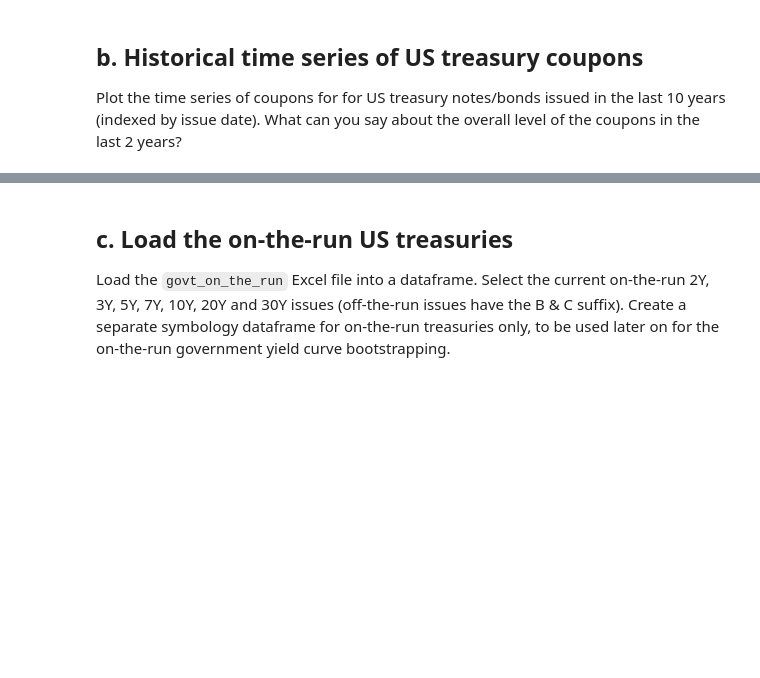
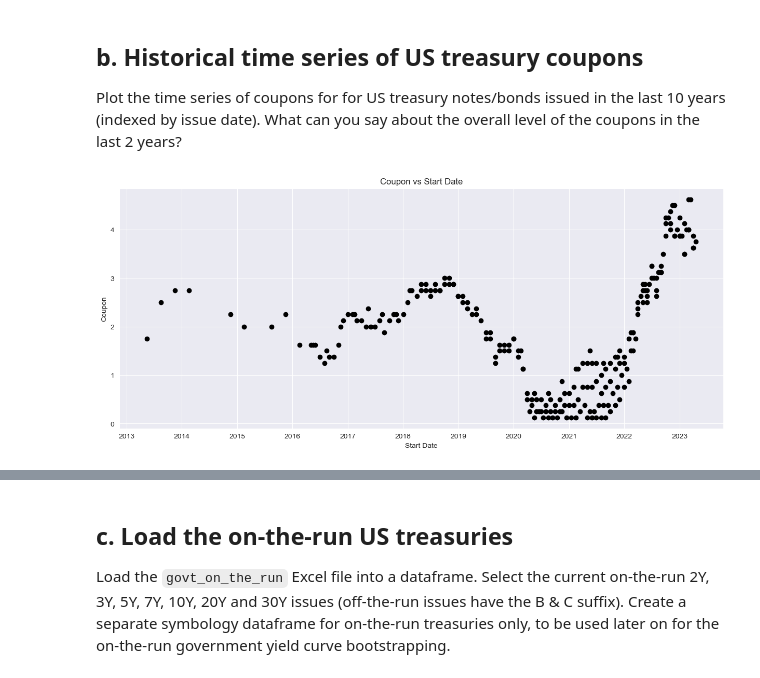
Before and after one commit to alanwake47/FINM-35700-Credit-Markets, a Jupyter notebook: week1/CreditMarkets_Homework_1/homework/Homework 1.ipynb, the cells around one changed output, grey strips where cells are left out. Drawn from its saved outputs; the diff is of its cells as text; code cells hidden in the pictures; blank space fills up the shorter version.

```diff
--- a/week1/CreditMarkets_Homework_1/homework/Homework 1.ipynb
+++ b/week1/CreditMarkets_Homework_1/homework/Homework 1.ipynb
@@ -106,3 +82,18 @@ govt_symbology1
 
 Plot the time series of coupons for for US treasury notes/bonds issued in the last 10 years (indexed by issue date).
 What can you say about the overall level of the coupons in the last 2 years?
+# %%
+#filter out the start dates older than 10 years from 04/14/2023
+govt_symbology_plot = govt_symbology1[govt_symbology1['term'] <= 10]
+#remove all the zero coupon bonds
+govt_symbology_plot = govt_symbology_plot[govt_symbology_plot['coupon'] != 0]
+# %%
+#create scatter plot using matplotlib
+fig, ax = plt.subplots(figsize=(15, 6))
+ax.scatter(govt_symbology_plot['start_date'], govt_symbology_plot['coupon'], color='black')
+ax.set_xlabel('Start Date')
+ax.set_ylabel('Coupon')
+ax.set_title('Coupon vs Start Date')
+plt.show()
+# %% [output]
+[figure, added]
```
Also changed, not shown: parts of 22 cells of this notebook.
